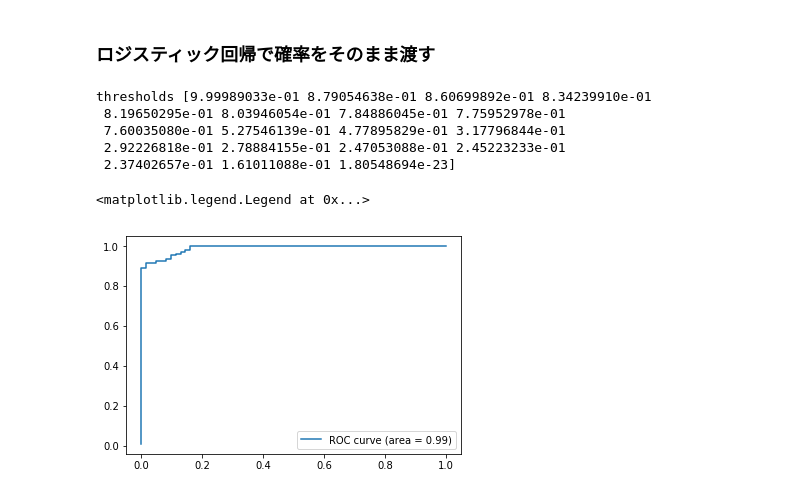
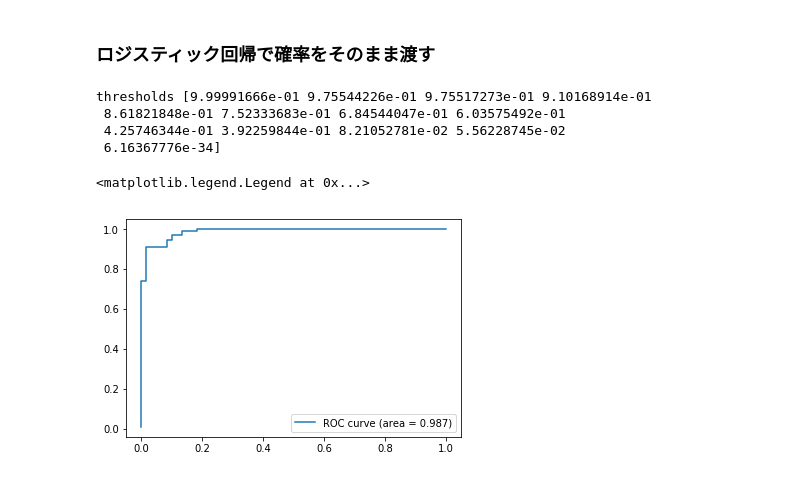
Before and after one commit to fukakeng/MlProgrammingStudy, a Jupyter notebook: hazipata/11_22_homework.ipynb, the cells around one changed output. Drawn from its saved outputs; the diff is of its cells as text; code cells hidden in the pictures.

```diff
--- a/hazipata/11_22_homework.ipynb
+++ b/hazipata/11_22_homework.ipynb
@@ -198,18 +195,14 @@ thresholds [2 1 0]
 # %% [markdown]
 ### ロジスティック回帰で確率をそのまま渡す
 # %%
-model = LogisticRegression()
-model.fit(train_X, train_y)
-
-predict = model.predict_proba(test_X)[:, 1]
+predict = models[0].predict_proba(test_X)[:, 1]
 fp_rate, tp_rate, auc = calc_auc(test_y, predict)
 plt.plot(fp_rate, tp_rate, label=f'ROC curve (area = {round(auc, 3)})')
 plt.legend()
 # %% [output]
-thresholds [9.99989033e-01 8.79054638e-01 8.60699892e-01 8.34239910e-01
- 8.19650295e-01 8.03946054e-01 7.84886045e-01 7.75952978e-01
- 7.60035080e-01 5.27546139e-01 4.77895829e-01 3.17796844e-01
- 2.92226818e-01 2.78884155e-01 2.47053088e-01 2.45223233e-01
- 2.37402657e-01 1.61011088e-01 1.80548694e-23]
+thresholds [9.99991666e-01 9.75544226e-01 9.75517273e-01 9.10168914e-01
+ 8.61821848e-01 7.52333683e-01 6.84544047e-01 6.03575492e-01
+ 4.25746344e-01 3.92259844e-01 8.21052781e-02 5.56228745e-02
+ 6.16367776e-34]
 <matplotlib.legend.Legend at 0x...>
-[figure, old version]
+[figure, new version]
```
Also changed, not shown: parts of 9 cells of this notebook.
